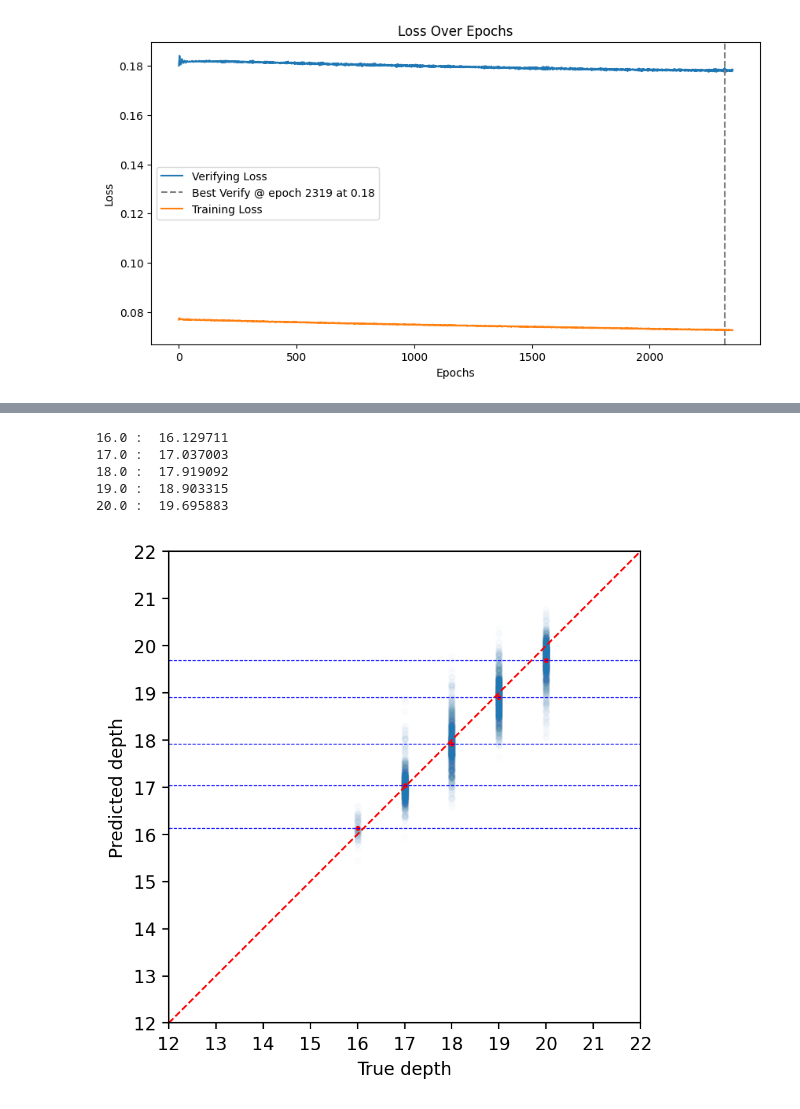
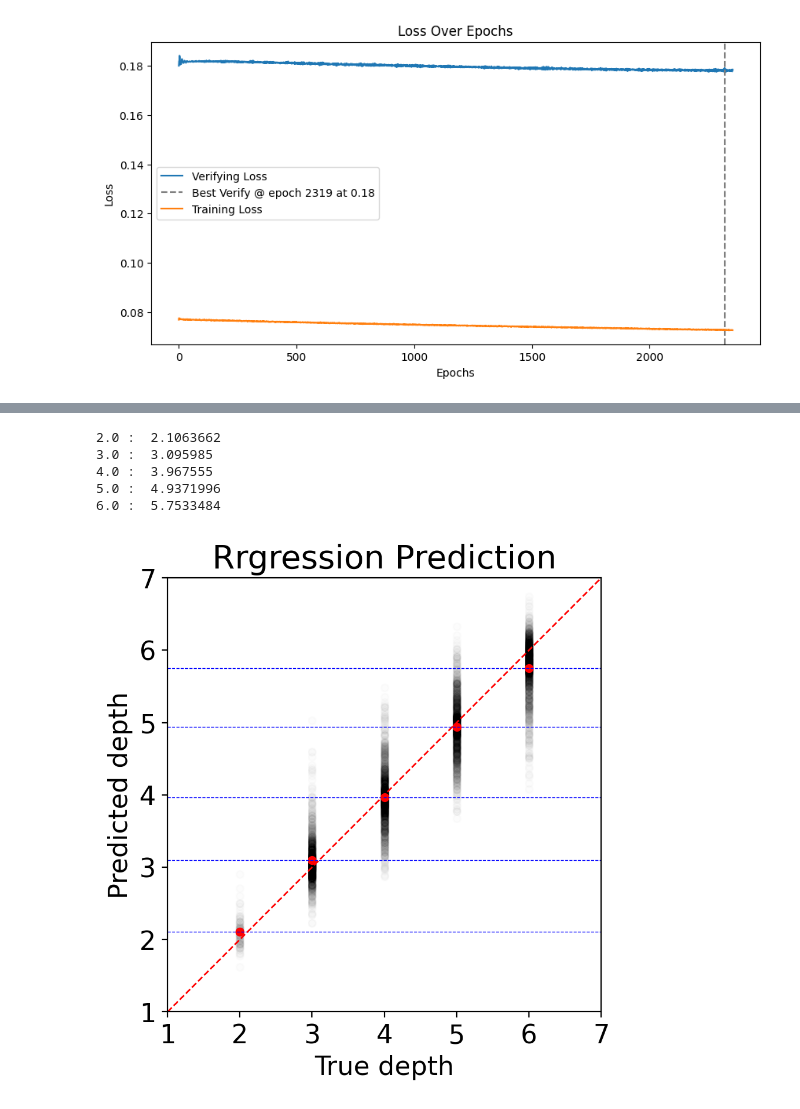
Before and after one commit to XiongStony/data_analyse, a Jupyter notebook: Niryo-robot-test/T3rd_NeeARM_reg_2_bert.ipynb, the cells around one changed output, grey strips where cells are left out. Saved outputs shown, nothing was run; the diff lists cells and outputs as text; code cells hidden in the pictures.

```diff
--- a/Niryo-robot-test/T3rd_NeeARM_reg_2_bert.ipynb
+++ b/Niryo-robot-test/T3rd_NeeARM_reg_2_bert.ipynb
@@ -29,8 +29,8 @@ plt.rcParams.update({
     'font.size': 14,
     'axes.titlesize': 20,
     'axes.labelsize': 16,
-    'xtick.labelsize': 18,
-    'ytick.labelsize': 18,
+    'xtick.labelsize': 16,
+    'ytick.labelsize': 16,
     'legend.fontsize': 14
 })
 # %% [output]
@@ -637,7 +647,7 @@ with open("mwtfiles/Third_2_bert.txt","a") as f:
 # %%
 num = 5000
 
-out_dep_np, reg_np = te_depth_np[:num] + 18, reg_y_te_np[:num] + 18
+out_dep_np, reg_np = te_depth_np[:num] + 2, reg_y_te_np[:num] + 2
 
 mean_vals = []
 unique_depths = np.unique(reg_np)
@@ -658,8 +668,8 @@ for unique_depth, mean_val in zip(unique_depths,mean_vals):
     i += 1
     print(f"{unique_depth} : ",mean_val)
 
-min_val = 17
-max_val = 23
+min_val = 1
+max_val = 7
 plt.plot([min_val, max_val], [min_val, max_val], 'r--', linewidth=1)
 plt.legend(fontsize=10)
 plt.xlim((min_val, max_val))
@@ -937,43 +964,43 @@ plt.show()
 te_depth_np = te_depth.cpu().numpy()
 # tr_depth_np = tr_depth.cpu().numpy()
 num = 5000
 
-out_dep_np, reg_np = te_depth_np[:num] + 16, reg_y_te_np[:num] + 16
+out_dep_np, reg_np = te_depth_np[:num] + 2, reg_y_te_np[:num] + 2
 
 mean_vals = []
 unique_depths = np.unique(reg_np)
 for reg_label in unique_depths:
     bool_index = reg_np == reg_label
     mean = out_dep_np[bool_index].mean()
     mean_vals.append(mean)
 
 plt.figure(dpi=200)
-plt.scatter(reg_np, out_dep_np, s=10, alpha=0.01)
-plt.scatter(unique_depths,mean_vals, s=3, alpha=1, c='r')
+plt.scatter(reg_np, out_dep_np, s=20, alpha=0.01,c="black")
+plt.scatter(unique_depths,mean_vals, s=20, alpha=1, c='r')
 for unique_depth, mean_val in zip(unique_depths,mean_vals):
     plt.axhline(mean_val, color='blue', linestyle='--', linewidth=0.5,
                 label= "Average depth")
     print(f"{unique_depth} : ",mean_val)
 
-min_val = 12
-max_val = 22
+min_val = 1
+max_val = 7
 plt.plot([min_val, max_val], [min_val, max_val], 'r--', linewidth=1)
 
 plt.xlim((min_val, max_val))
 plt.ylim((min_val, max_val))
 plt.xticks(range(min_val,max_val+1))
 plt.yticks(range(min_val,max_val+1))
 ax = plt.gca()
 ax.set_aspect('equal', adjustable='box')   # 只改比例，不重算 limits
-
+ax.set_title("Rrgression Prediction")
 plt.xlabel("True depth")
 plt.ylabel("Predicted depth")
-
+# plt.savefig("/home/yuqster/files/research/figures/Transformer_regression_prediction.pdf", format="pdf", bbox_inches="tight")
 plt.show()
 # %% [output]
-16.0 :  16.129711
-17.0 :  17.037003
-18.0 :  17.919092
-19.0 :  18.903315
-20.0 :  19.695883
+2.0 :  2.1063662
+3.0 :  3.095985
+4.0 :  3.967555
+5.0 :  4.9371996
+6.0 :  5.7533484
-[figure, old version]
+[figure, new version]
```
Also changed, not shown: parts of 14 cells of this notebook, 1 other file.
